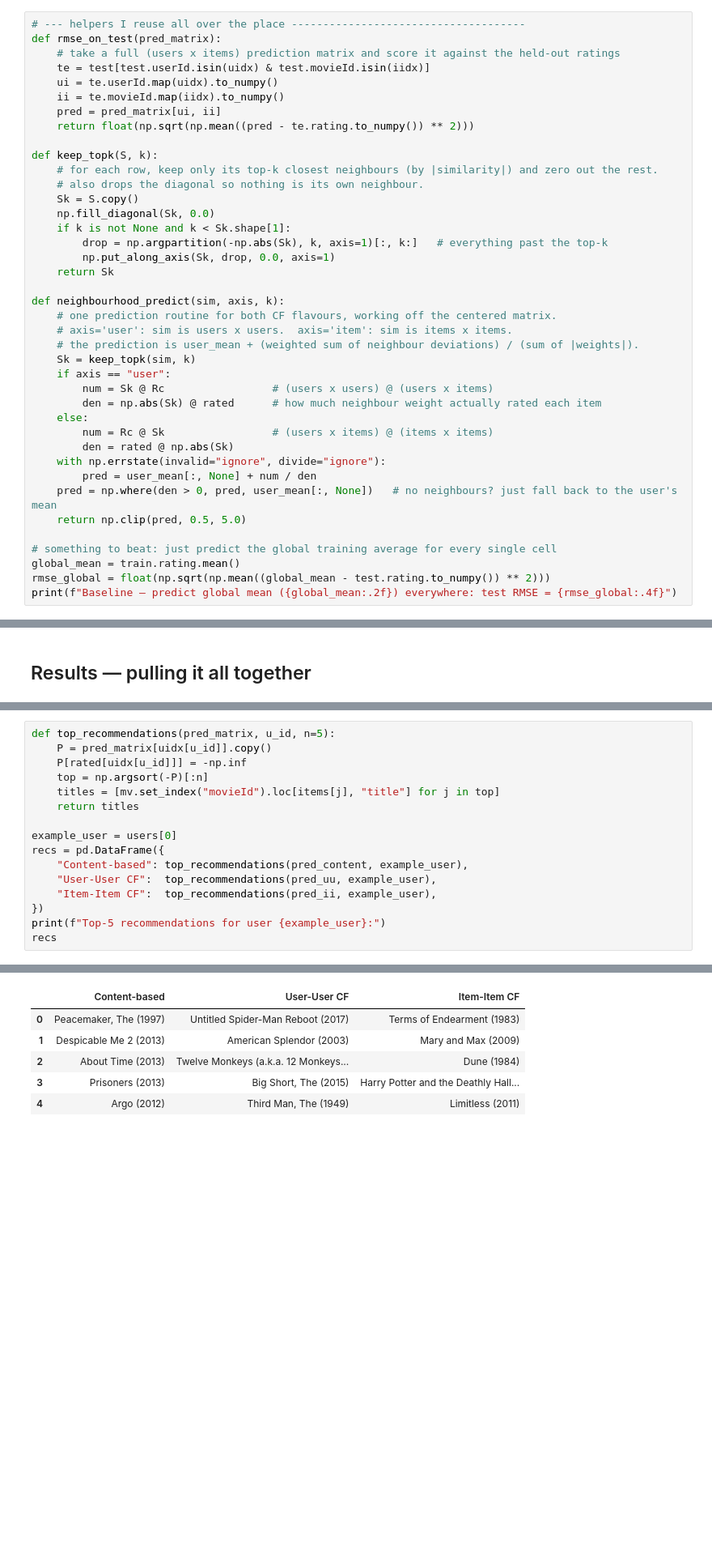
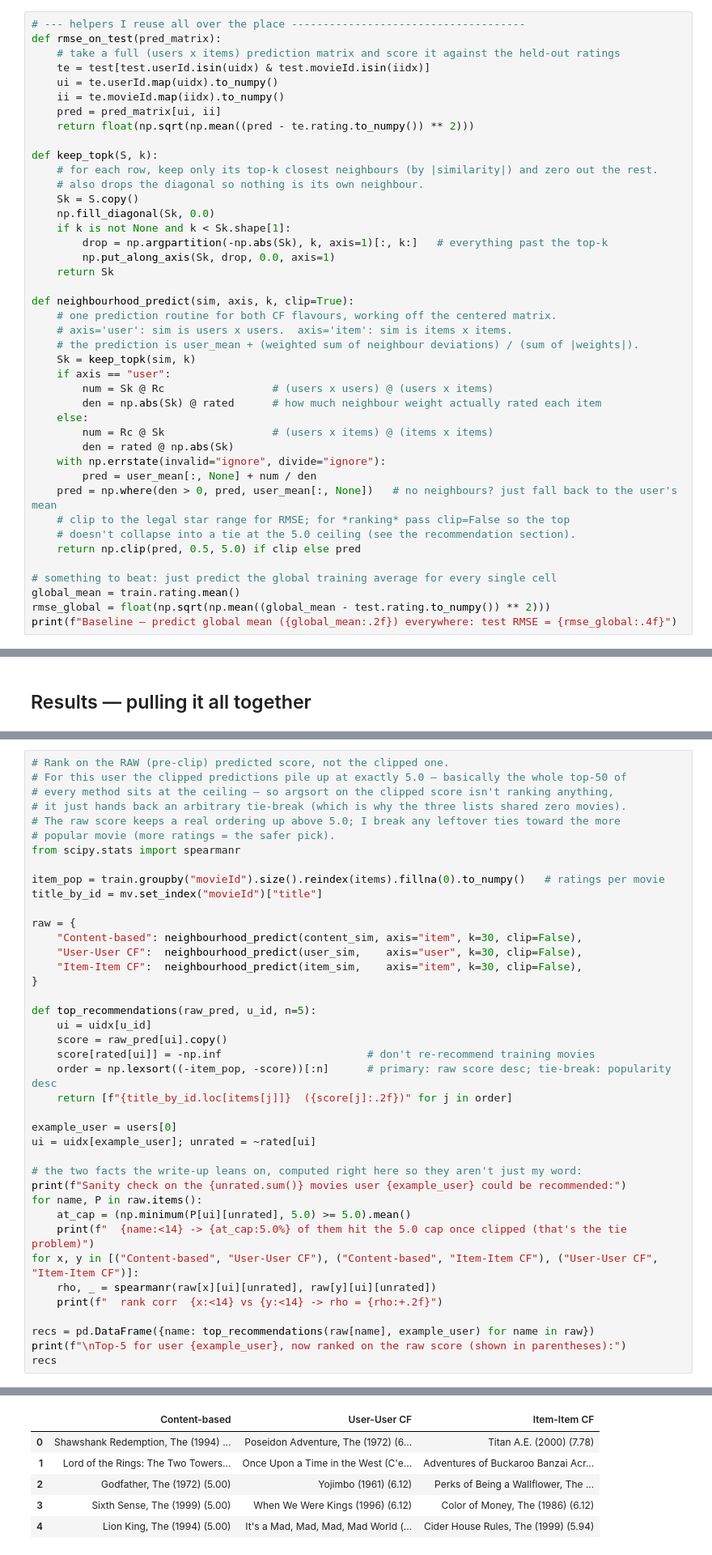
Before and after one commit to nono638/DATA612, a Jupyter notebook: Project 2/DATA612_Project2_Content_Collaborative_Filtering.ipynb, the cells around one changed output, grey strips where cells are left out. Shown at 81% size. Cells and saved outputs as stored; diff of their text form; blank space fills up the shorter version.

Commit message:
Rerun notebooks; rank Project 2 top-N on raw scores

```diff
--- a/Project 2/DATA612_Project2_Content_Collaborative_Filtering.ipynb
+++ b/Project 2/DATA612_Project2_Content_Collaborative_Filtering.ipynb
@@ -199,7 +199,7 @@ def keep_topk(S, k):
         np.put_along_axis(Sk, drop, 0.0, axis=1)
     return Sk
 
-def neighbourhood_predict(sim, axis, k):
+def neighbourhood_predict(sim, axis, k, clip=True):
     # one prediction routine for both CF flavours, working off the centered matrix.
     # axis='user': sim is users x users.  axis='item': sim is items x items.
     # the prediction is user_mean + (weighted sum of neighbour deviations) / (sum of |weights|).
@@ -213,7 +213,9 @@ def neighbourhood_predict(sim, axis, k):
     with np.errstate(invalid="ignore", divide="ignore"):
         pred = user_mean[:, None] + num / den
     pred = np.where(den > 0, pred, user_mean[:, None])   # no neighbours? just fall back to the user's mean
-    return np.clip(pred, 0.5, 5.0)
+    # clip to the legal star range for RMSE; for *ranking* pass clip=False so the top
+    # doesn't collapse into a tie at the 5.0 ceiling (see the recommendation section).
+    return np.clip(pred, 0.5, 5.0) if clip else pred
 
 # something to beat: just predict the global training average for every single cell
 global_mean = train.rating.mean()
@@ -481,17 +483,41 @@ from movies that user hadn't already rated in training.
 # %%
-def top_recommendations(pred_matrix, u_id, n=5):
-    P = pred_matrix[uidx[u_id]].copy()
-    P[rated[uidx[u_id]]] = -np.inf
-    top = np.argsort(-P)[:n]
-    titles = [mv.set_index("movieId").loc[items[j], "title"] for j in top]
-    return titles
+# Rank on the RAW (pre-clip) predicted score, not the clipped one.
+# For this user the clipped predictions pile up at exactly 5.0 — basically the whole top-50 of
+# every method sits at the ceiling — so argsort on the clipped score isn't ranking anything,
+# it just hands back an arbitrary tie-break (which is why the three lists shared zero movies).
+# The raw score keeps a real ordering up above 5.0; I break any leftover ties toward the more
+# popular movie (more ratings = the safer pick).
+from scipy.stats import spearmanr
+
+item_pop = train.groupby("movieId").size().reindex(items).fillna(0).to_numpy()   # ratings per movie
+title_by_id = mv.set_index("movieId")["title"]
+
+raw = {
+    "Content-based": neighbourhood_predict(content_sim, axis="item", k=30, clip=False),
+    "User-User CF":  neighbourhood_predict(user_sim,    axis="user", k=30, clip=False),
+    "Item-Item CF":  neighbourhood_predict(item_sim,    axis="item", k=30, clip=False),
+}
+
+def top_recommendations(raw_pred, u_id, n=5):
+    ui = uidx[u_id]
+    score = raw_pred[ui].copy()
+    score[rated[ui]] = -np.inf                       # don't re-recommend training movies
+    order = np.lexsort((-item_pop, -score))[:n]      # primary: raw score desc; tie-break: popularity desc
+    return [f"{title_by_id.loc[items[j]]}  ({score[j]:.2f})" for j in order]
 
 example_user = users[0]
-recs = pd.DataFrame({
-    "Content-based": top_recommendations(pred_content, example_user),
-    "User-User CF":  top_recommendations(pred_uu, example_user),
-    "Item-Item CF":  top_recommendations(pred_ii, example_user),
-})
-print(f"Top-5 recommendations for user {example_user}:")
+ui = uidx[example_user]; unrated = ~rated[ui]
+
+# the two facts the write-up leans on, computed right here so they aren't just my word:
+print(f"Sanity check on the {unrated.sum()} movies user {example_user} could be recommended:")
+for name, P in raw.items():
+    at_cap = (np.minimum(P[ui][unrated], 5.0) >= 5.0).mean()
+    print(f"  {name:<14} -> {at_cap:5.0%} of them hit the 5.0 cap once clipped (that's the tie problem)")
+for x, y in [("Content-based", "User-User CF"), ("Content-based", "Item-Item CF"), ("User-User CF", "Item-Item CF")]:
+    rho, _ = spearmanr(raw[x][ui][unrated], raw[y][ui][unrated])
+    print(f"  rank corr  {x:<14} vs {y:<14} -> rho = {rho:+.2f}")
+
+recs = pd.DataFrame({name: top_recommendations(raw[name], example_user) for name in raw})
+print(f"\nTop-5 for user {example_user}, now ranked on the raw score (shown in parentheses):")
 recs
 # %% [output]
@@ -499,6 +533,6 @@ Top-5 recommendations for user 1:
 |  | Content-based | User-User CF | Item-Item CF |
-| 0 | Peacemaker, The (1997) | Untitled Spider-Man Reboot (2017) | Terms of Endearment (1983) |
-| 1 | Despicable Me 2 (2013) | American Splendor (2003) | Mary and Max (2009) |
-| 2 | About Time (2013) | Twelve Monkeys (a.k.a. 12 Monkeys... | Dune (1984) |
-| 3 | Prisoners (2013) | Big Short, The (2015) | Harry Potter and the Deathly Hall... |
-| 4 | Argo (2012) | Third Man, The (1949) | Limitless (2011) |
+| 0 | Shawshank Redemption, The (1994) ... | Poseidon Adventure, The (1972) (6... | Titan A.E. (2000) (7.78) |
+| 1 | Lord of the Rings: The Two Towers... | Once Upon a Time in the West (C'e... | Adventures of Buckaroo Banzai Acr... |
+| 2 | Godfather, The (1972) (5.00) | Yojimbo (1961) (6.12) | Perks of Being a Wallflower, The ... |
+| 3 | Sixth Sense, The (1999) (5.00) | When We Were Kings (1996) (6.12) | Color of Money, The (1986) (6.12) |
+| 4 | Lion King, The (1994) (5.00) | It's a Mad, Mad, Mad, Mad World (... | Cider House Rules, The (1999) (5.94) |
```
Also changed, not shown: parts of 4 cells of this notebook, 1 other file.
